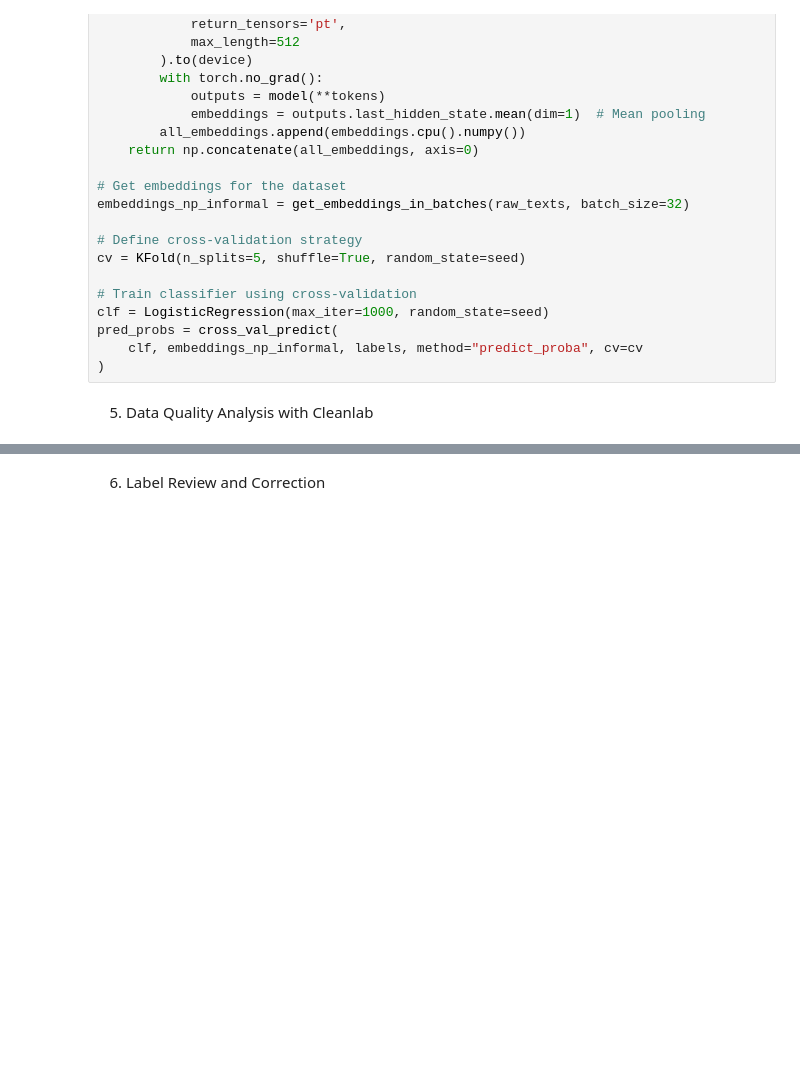
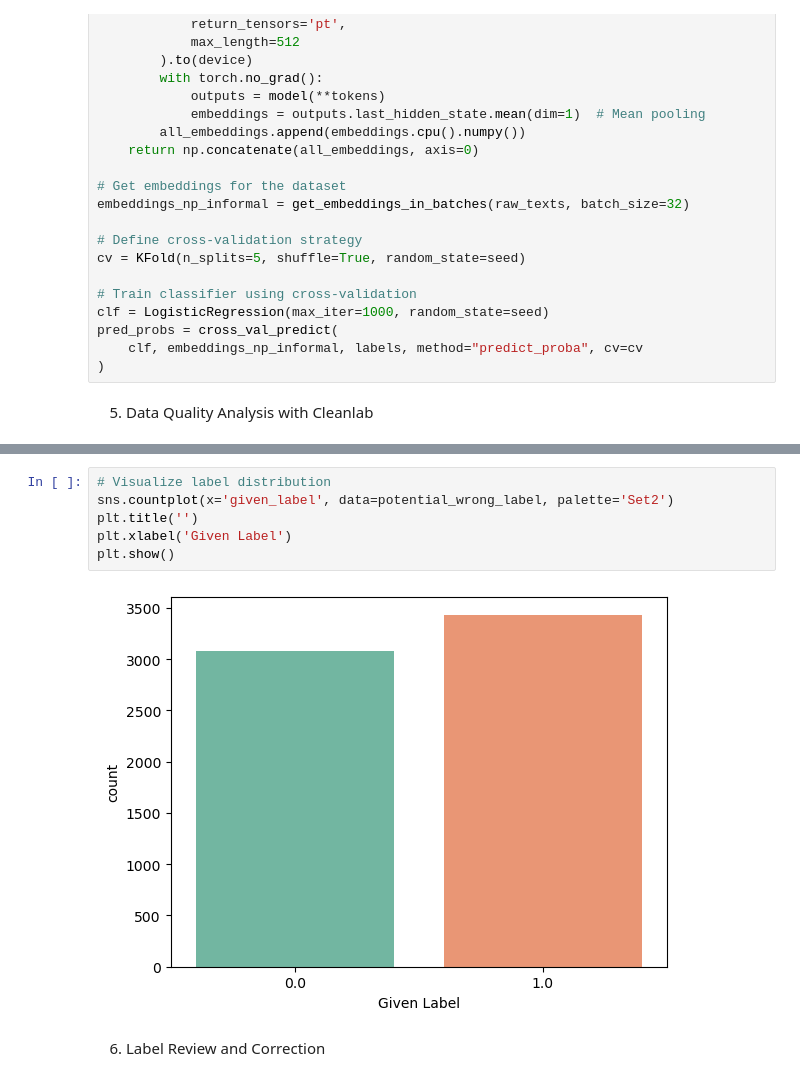
Before and after one commit to lino-zurmuehl/Master_Thesis_Dogwhistle, a Jupyter notebook: preprocessing.ipynb, the cells around one changed output, grey strips where cells are left out. Drawn from its saved outputs; the diff is of its cells as text; blank space fills up the shorter version.

```diff
--- a/preprocessing.ipynb
+++ b/preprocessing.ipynb
@@ -244,3 +271,11 @@ p-value: 0.0
+# %%
+# Visualize label distribution
+sns.countplot(x='given_label', data=potential_wrong_label, palette='Set2')
+plt.title('')
+plt.xlabel('Given Label')
+plt.show()
+# %% [output]
+[figure, added]
 # %% [markdown]
 6. Label Review and Correction
 # %%
```
Also changed, not shown: parts of 9 cells of this notebook, 10 other files.
